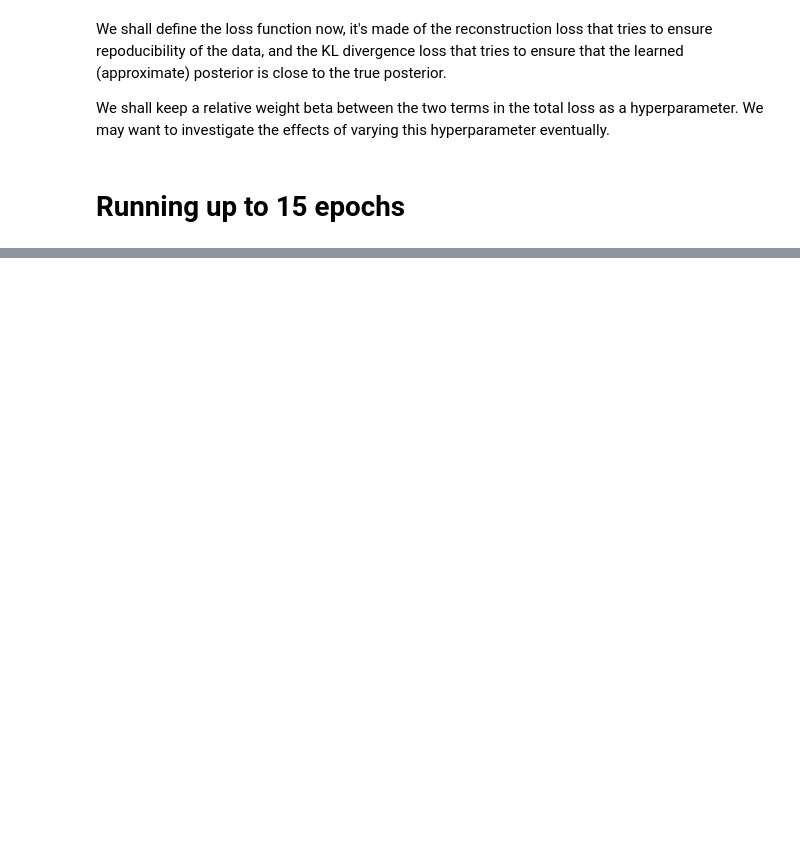
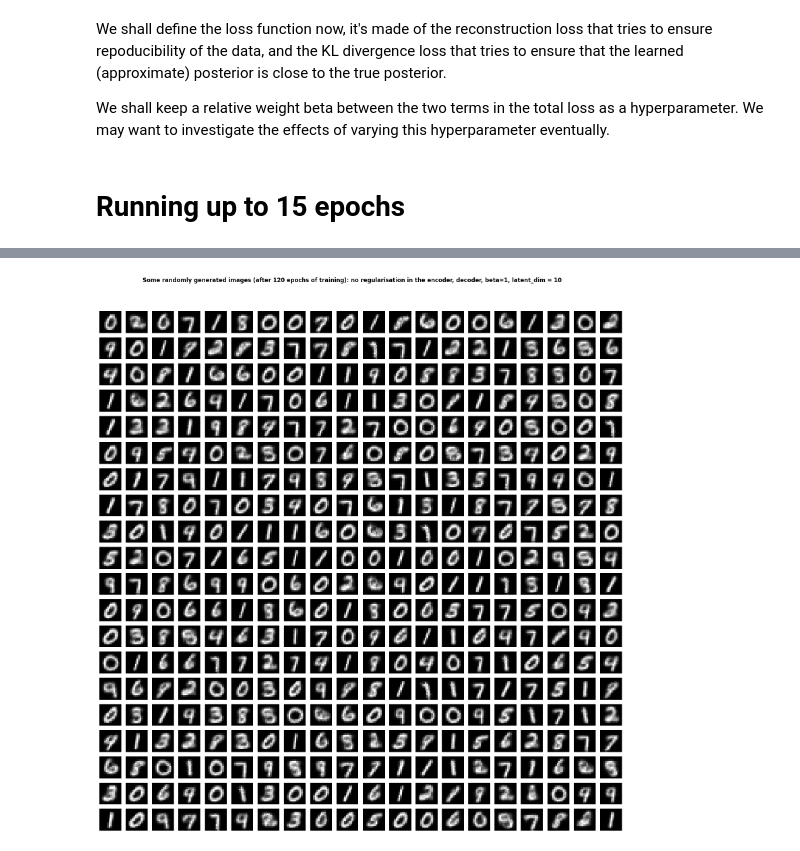
Before and after one commit to AtSourav/Beta-VAE-on-MNIST, a Jupyter notebook: MNIST_beta1_noreg_l10.ipynb, the cells around one changed output, grey strips where cells are left out. Cells and saved outputs as stored; diff of their text form; code cells hidden in the pictures; blank space fills up the shorter version.

```diff
--- a/MNIST_beta1_noreg_l10.ipynb
+++ b/MNIST_beta1_noreg_l10.ipynb
@@ -677,25 +274,0 @@ for i in range(210):
-# %%
-_,_,z_valid_sample = encoder(img_valid_sample)
-img_recon_valid = decoder(z_valid_sample)
-
-digits_valid_recon = plt.figure(figsize=(21,10))
-
-digits_valid_recon.suptitle('Reconstructed images (right) from the validation set after 120 epochs: no regularisation in the encoder, decoder, beta=1, latent_dim = 10', fontweight= 'bold', y=0.93)
-
-digits_valid_recon.tight_layout()
-
-for i in range(210):
-  digits_valid_recon.add_subplot(10,21,i+1)
-  j = int(np.floor(i/21))
-  if (i%21) <10:
-    img = img_valid[va_tg_indices[j*10 + (i%21)]]
-    plt.imshow(img, cmap='gray')
-    plt.axis('off')
-  elif (i%21)==10:
-    img = np.ones((14,14,1))
-    plt.imshow(img, cmap='gray')
-    plt.axis('off')
-  else:
-    img = img_recon_valid[j*10 + (i%21) - 11]
-    plt.imshow(img, cmap='gray')
-    plt.axis('off')
@@ -776,0 +283,20 @@ plot_reconstruction(img_train, 'training', 111)
+# %%
+def plot_generated(scale,edge, epochs):   # edge is the length of the square grid we want to create
+
+  z_rand = tf.convert_to_tensor(-scale + 2*scale*np.random.random((edge**2,latent_dim)))
+
+  img_rand = decoder(z_rand)
+
+  digits_rand = plt.figure(figsize=(edge,edge))
+  digits_rand.suptitle('Some randomly generated images (after '+ str(epochs) + ' epochs of training): no regularisation in the encoder, decoder, beta=1, latent_dim = 10', fontweight= 'bold', y=0.93)
+
+
+  for i in range(edge**2):
+    digits_rand.add_subplot(edge,edge,i+1)
+    img = img_rand[i]
+    plt.imshow(img, cmap='gray')
+    plt.axis('off')
+# %%
+plot_generated(scale=2,edge=20,epochs=120)
+# %% [output]
+[figure, added]
```
Also changed, not shown: parts of 34 cells of this notebook.
